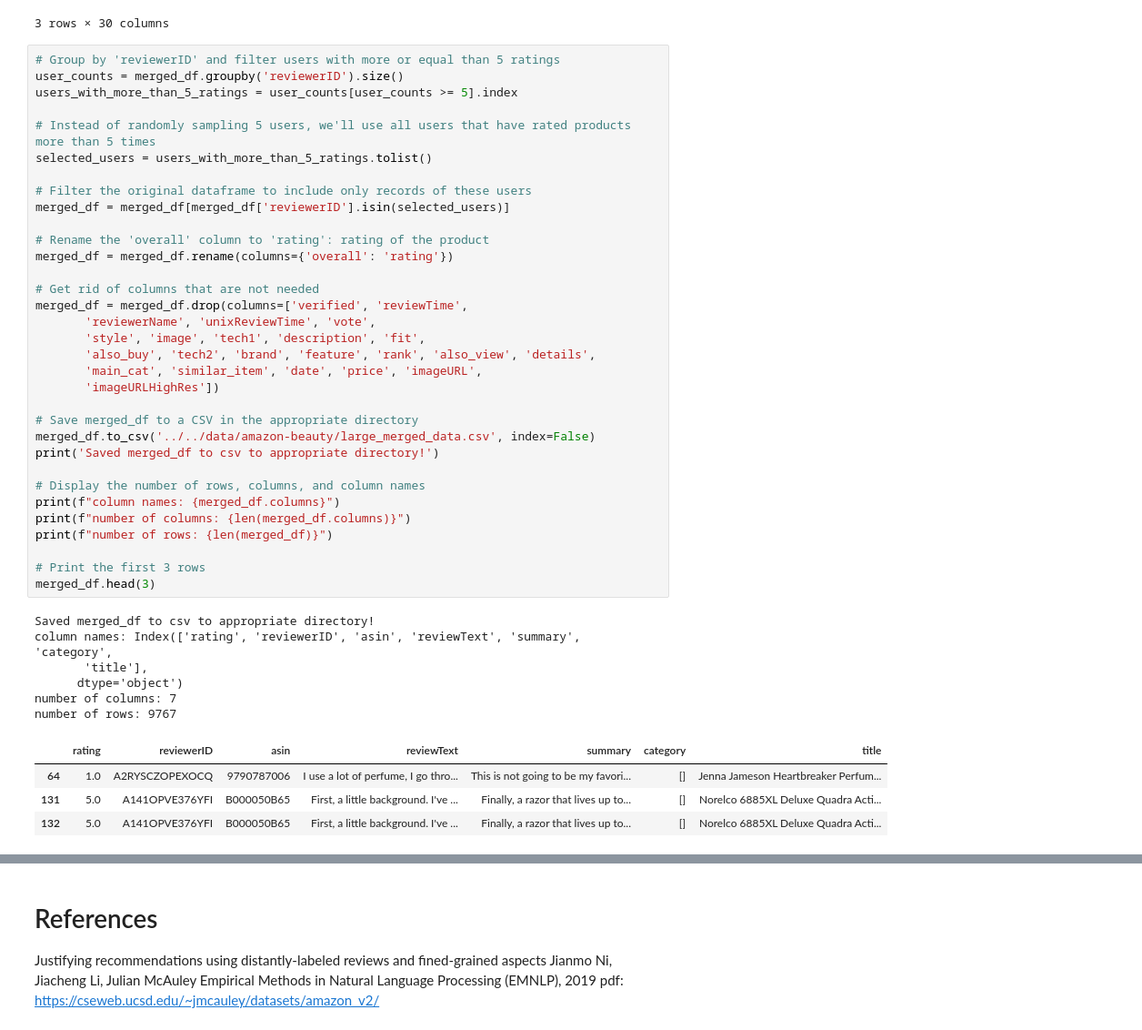
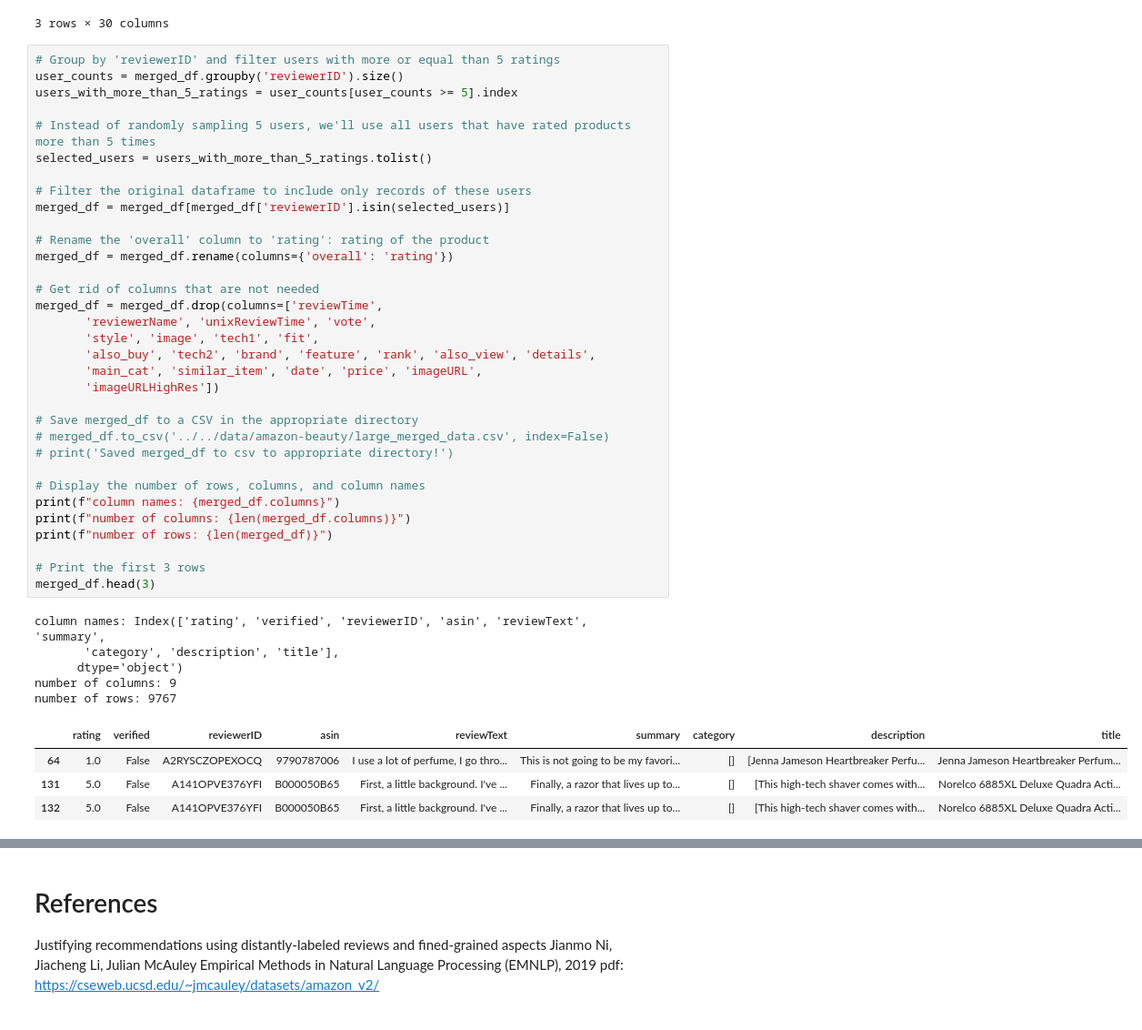
Before and after one commit to tnathu-ai/recommender-system-openAI, a Jupyter notebook: rec-sys/notebook/large_amazon_data/parse_and_clean_data.ipynb, the cells around one changed output, grey strips where cells are left out. Shown: that part at 91% size. Cells and saved outputs as stored; diff of their text form.

```diff
--- a/rec-sys/notebook/large_amazon_data/parse_and_clean_data.ipynb
+++ b/rec-sys/notebook/large_amazon_data/parse_and_clean_data.ipynb
@@ -110,45 +108,44 @@ number of unique ratings: 5 and their values: [5. 4. 1. 3. 2.]
 user_counts = merged_df.groupby('reviewerID').size()
 users_with_more_than_5_ratings = user_counts[user_counts >= 5].index
 
 # Instead of randomly sampling 5 users, we'll use all users that have rated products more than 5 times
 selected_users = users_with_more_than_5_ratings.tolist()
 
 # Filter the original dataframe to include only records of these users
 merged_df = merged_df[merged_df['reviewerID'].isin(selected_users)]
 
 # Rename the 'overall' column to 'rating': rating of the product
 merged_df = merged_df.rename(columns={'overall': 'rating'})
 
 # Get rid of columns that are not needed
-merged_df = merged_df.drop(columns=['verified', 'reviewTime',
+merged_df = merged_df.drop(columns=['reviewTime',
        'reviewerName', 'unixReviewTime', 'vote',
-       'style', 'image', 'tech1', 'description', 'fit',
+       'style', 'image', 'tech1', 'fit',
        'also_buy', 'tech2', 'brand', 'feature', 'rank', 'also_view', 'details',
        'main_cat', 'similar_item', 'date', 'price', 'imageURL',
        'imageURLHighRes'])
 
 # Save merged_df to a CSV in the appropriate directory
-merged_df.to_csv('../../data/amazon-beauty/large_merged_data.csv', index=False)
-print('Saved merged_df to csv to appropriate directory!')
+# merged_df.to_csv('../../data/amazon-beauty/large_merged_data.csv', index=False)
+# print('Saved merged_df to csv to appropriate directory!')
 
 # Display the number of rows, columns, and column names
 print(f"column names: {merged_df.columns}")
 print(f"number of columns: {len(merged_df.columns)}")
 print(f"number of rows: {len(merged_df)}")
 
 # Print the first 3 rows
 merged_df.head(3)
 # %% [output]
-Saved merged_df to csv to appropriate directory!
-column names: Index(['rating', 'reviewerID', 'asin', 'reviewText', 'summary', 'category',
-       'title'],
+column names: Index(['rating', 'verified', 'reviewerID', 'asin', 'reviewText', 'summary',
+       'category', 'description', 'title'],
       dtype='object')
-number of columns: 7
+number of columns: 9
 number of rows: 9767
-|  | rating | reviewerID | asin | reviewText | summary | category | title |
-| 64 | 1.0 | A2RYSCZOPEXOCQ | 9790787006 | I use a lot of perfume, I go thro... | This is not going to be my favori... | [] | Jenna Jameson Heartbreaker Perfum... |
-| 131 | 5.0 | A141OPVE376YFI | B000050B65 | First, a little background. I've ... | Finally, a razor that lives up to... | [] | Norelco 6885XL Deluxe Quadra Acti... |
-| 132 | 5.0 | A141OPVE376YFI | B000050B65 | First, a little background. I've ... | Finally, a razor that lives up to... | [] | Norelco 6885XL Deluxe Quadra Acti... |
+|  | rating | verified | reviewerID | asin | reviewText | summary | category | description | title |
+| 64 | 1.0 | False | A2RYSCZOPEXOCQ | 9790787006 | I use a lot of perfume, I go thro... | This is not going to be my favori... | [] | [Jenna Jameson Heartbreaker Perfu... | Jenna Jameson Heartbreaker Perfum... |
+| 131 | 5.0 | False | A141OPVE376YFI | B000050B65 | First, a little background. I've ... | Finally, a razor that lives up to... | [] | [This high-tech shaver comes with... | Norelco 6885XL Deluxe Quadra Acti... |
+| 132 | 5.0 | False | A141OPVE376YFI | B000050B65 | First, a little background. I've ... | Finally, a razor that lives up to... | [] | [This high-tech shaver comes with... | Norelco 6885XL Deluxe Quadra Acti... |
 # %%
 # explode the 'categories' column
 merged_df = merged_df.explode('category')
```
Also changed, not shown: parts of 3 cells of this notebook, 7 other files.
